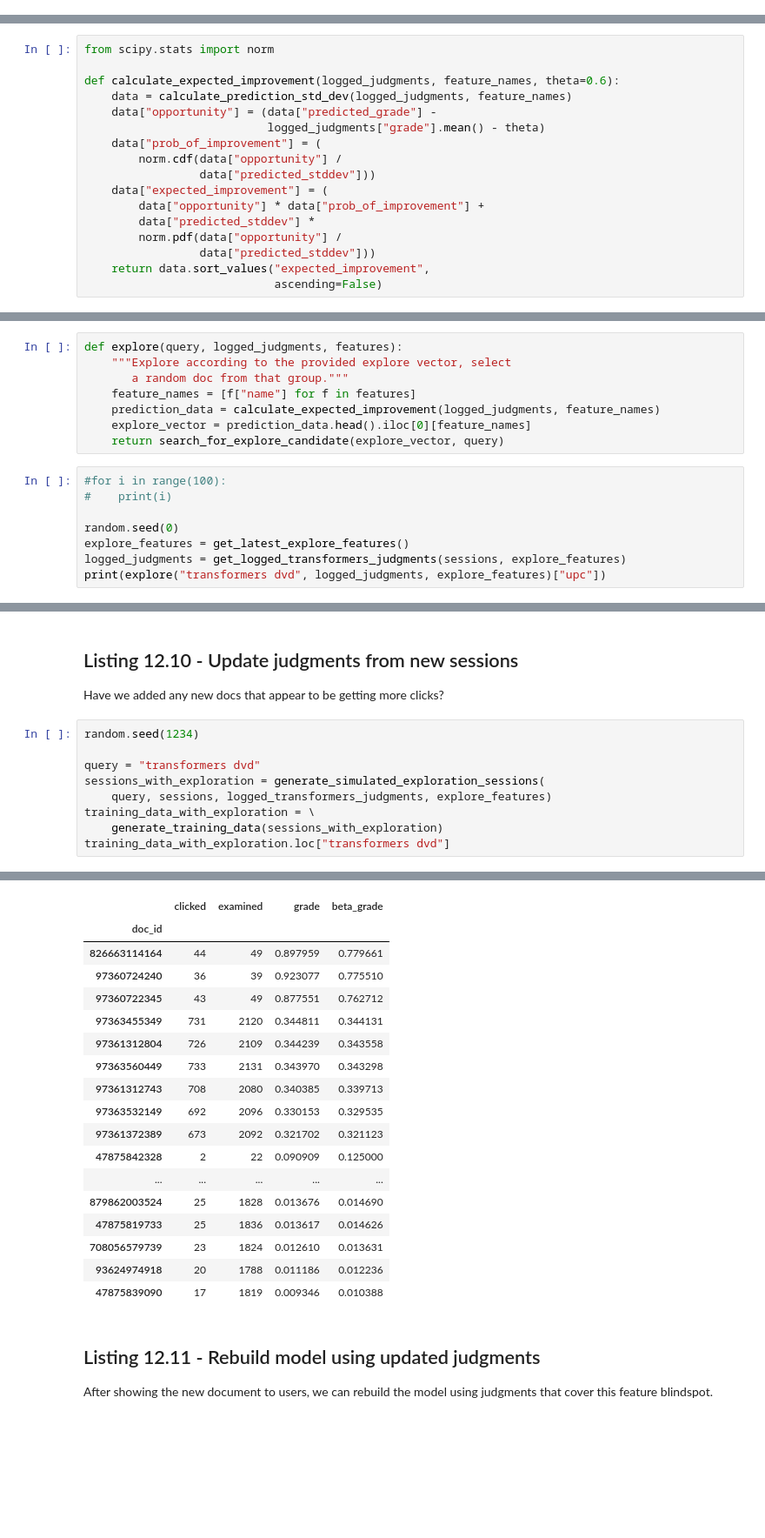
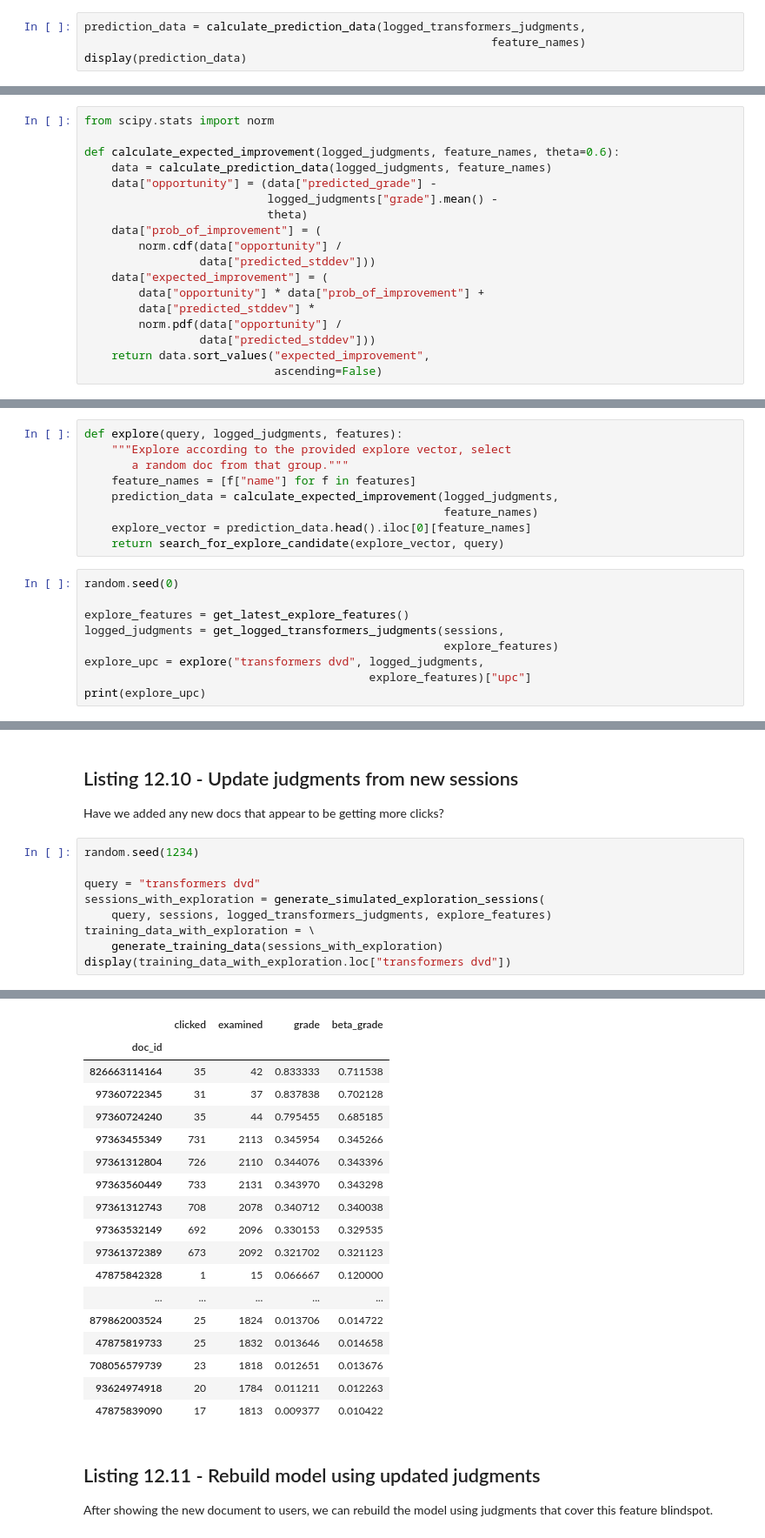
Before and after one commit to treygrainger/ai-powered-search, a Jupyter notebook: chapters/ch12/1.ab-testing-to-active-learning.ipynb, the cells around one changed output, grey strips where cells are left out. Shown at 87% size. Cells and saved outputs as stored; diff of their text form; blank space fills up the shorter version.

```diff
--- a/chapters/ch12/1.ab-testing-to-active-learning.ipynb
+++ b/chapters/ch12/1.ab-testing-to-active-learning.ipynb
@@ -739,0 +713,4 @@ calculate_prediction_std_dev(logged_transformers_judgments, feature_names)
+# %%
+prediction_data = calculate_prediction_data(logged_transformers_judgments,
+                                                            feature_names)
+display(prediction_data)
@@ -746,9 +741,10 @@ We use [Expected Improvement](https://distill.pub/2020/bayesian-optimization/) s
 from scipy.stats import norm
 
 def calculate_expected_improvement(logged_judgments, feature_names, theta=0.6):
-    data = calculate_prediction_std_dev(logged_judgments, feature_names)
+    data = calculate_prediction_data(logged_judgments, feature_names)
     data["opportunity"] = (data["predicted_grade"] -
-                           logged_judgments["grade"].mean() - theta)
+                           logged_judgments["grade"].mean() -
+                           theta)
     data["prob_of_improvement"] = (
         norm.cdf(data["opportunity"] /
                  data["predicted_stddev"]))
@@ -805,15 +803,17 @@ def explore(query, logged_judgments, features):
     """Explore according to the provided explore vector, select
        a random doc from that group."""
     feature_names = [f["name"] for f in features]
-    prediction_data = calculate_expected_improvement(logged_judgments, feature_names)
+    prediction_data = calculate_expected_improvement(logged_judgments,
+                                                     feature_names)
     explore_vector = prediction_data.head().iloc[0][feature_names]
     return search_for_explore_candidate(explore_vector, query)
 # %%
-#for i in range(100):
-#    print(i)
+random.seed(0)
 
-random.seed(0)
 explore_features = get_latest_explore_features()
-logged_judgments = get_logged_transformers_judgments(sessions, explore_features)
-print(explore("transformers dvd", logged_judgments, explore_features)["upc"])
+logged_judgments = get_logged_transformers_judgments(sessions,
+                                                     explore_features)
+explore_upc = explore("transformers dvd", logged_judgments,
+                                          explore_features)["upc"]
+print(explore_upc)
 # %% [output]
@@ -878,5 +878,5 @@ sessions_with_exploration = generate_simulated_exploration_sessions(
     query, sessions, logged_transformers_judgments, explore_features)
 training_data_with_exploration = \
     generate_training_data(sessions_with_exploration)
-training_data_with_exploration.loc["transformers dvd"]
+display(training_data_with_exploration.loc["transformers dvd"])
 # %% [output]
@@ -900,21 +900,21 @@ Search 497 resulted in a click on 97360722345
 |  | clicked | examined | grade | beta_grade |
 | doc_id |  |  |  |  |
-| 826663114164 | 44 | 49 | 0.897959 | 0.779661 |
-| 97360724240 | 36 | 39 | 0.923077 | 0.775510 |
-| 97360722345 | 43 | 49 | 0.877551 | 0.762712 |
-| 97363455349 | 731 | 2120 | 0.344811 | 0.344131 |
-| 97361312804 | 726 | 2109 | 0.344239 | 0.343558 |
+| 826663114164 | 35 | 42 | 0.833333 | 0.711538 |
+| 97360722345 | 31 | 37 | 0.837838 | 0.702128 |
+| 97360724240 | 35 | 44 | 0.795455 | 0.685185 |
+| 97363455349 | 731 | 2113 | 0.345954 | 0.345266 |
+| 97361312804 | 726 | 2110 | 0.344076 | 0.343396 |
 | 97363560449 | 733 | 2131 | 0.343970 | 0.343298 |
-| 97361312743 | 708 | 2080 | 0.340385 | 0.339713 |
+| 97361312743 | 708 | 2078 | 0.340712 | 0.340038 |
 | 97363532149 | 692 | 2096 | 0.330153 | 0.329535 |
 | 97361372389 | 673 | 2092 | 0.321702 | 0.321123 |
-| 47875842328 | 2 | 22 | 0.090909 | 0.125000 |
+| 47875842328 | 1 | 15 | 0.066667 | 0.120000 |
 | ... | ... | ... | ... | ... |
-| 879862003524 | 25 | 1828 | 0.013676 | 0.014690 |
-| 47875819733 | 25 | 1836 | 0.013617 | 0.014626 |
-| 708056579739 | 23 | 1824 | 0.012610 | 0.013631 |
-| 93624974918 | 20 | 1788 | 0.011186 | 0.012236 |
-| 47875839090 | 17 | 1819 | 0.009346 | 0.010388 |
+| 879862003524 | 25 | 1824 | 0.013706 | 0.014722 |
+| 47875819733 | 25 | 1832 | 0.013646 | 0.014658 |
+| 708056579739 | 23 | 1818 | 0.012651 | 0.013676 |
+| 93624974918 | 20 | 1784 | 0.011211 | 0.012263 |
+| 47875839090 | 17 | 1813 | 0.009377 | 0.010422 |
 # %% [markdown]
 ## Listing 12.11 - Rebuild model using updated judgments
 
```
Also changed, not shown: parts of 25 cells of this notebook, 11 other files.
